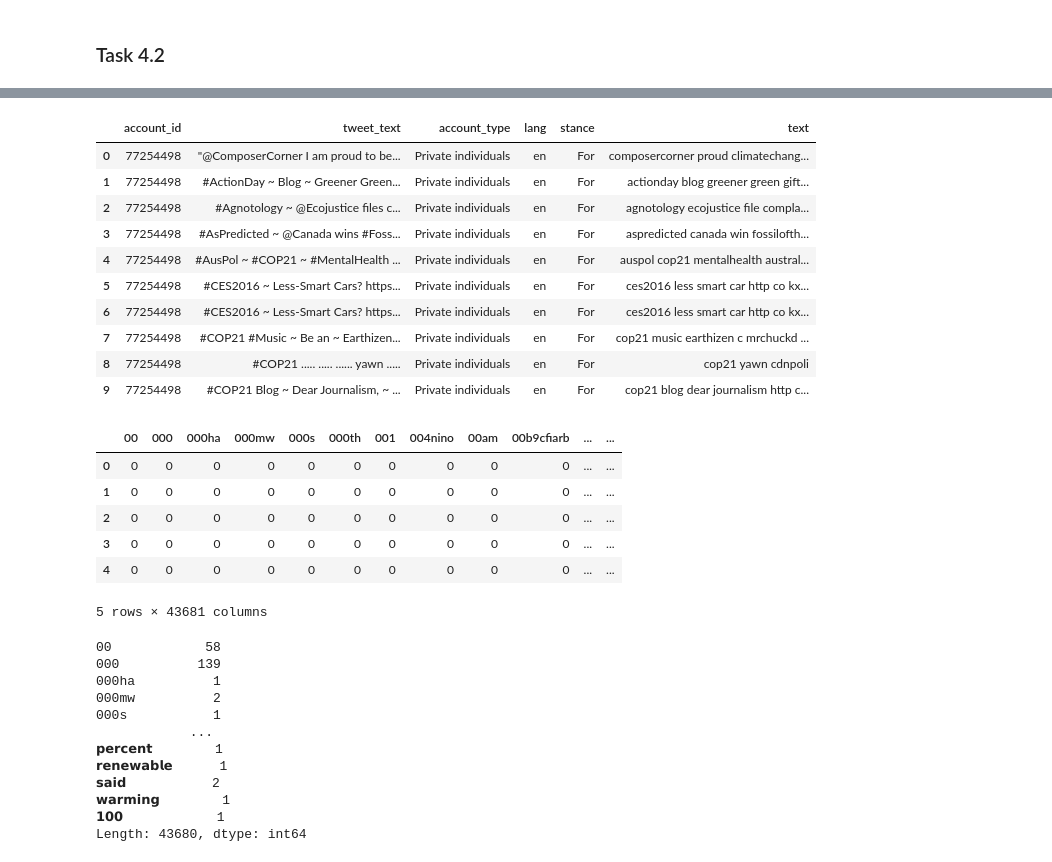
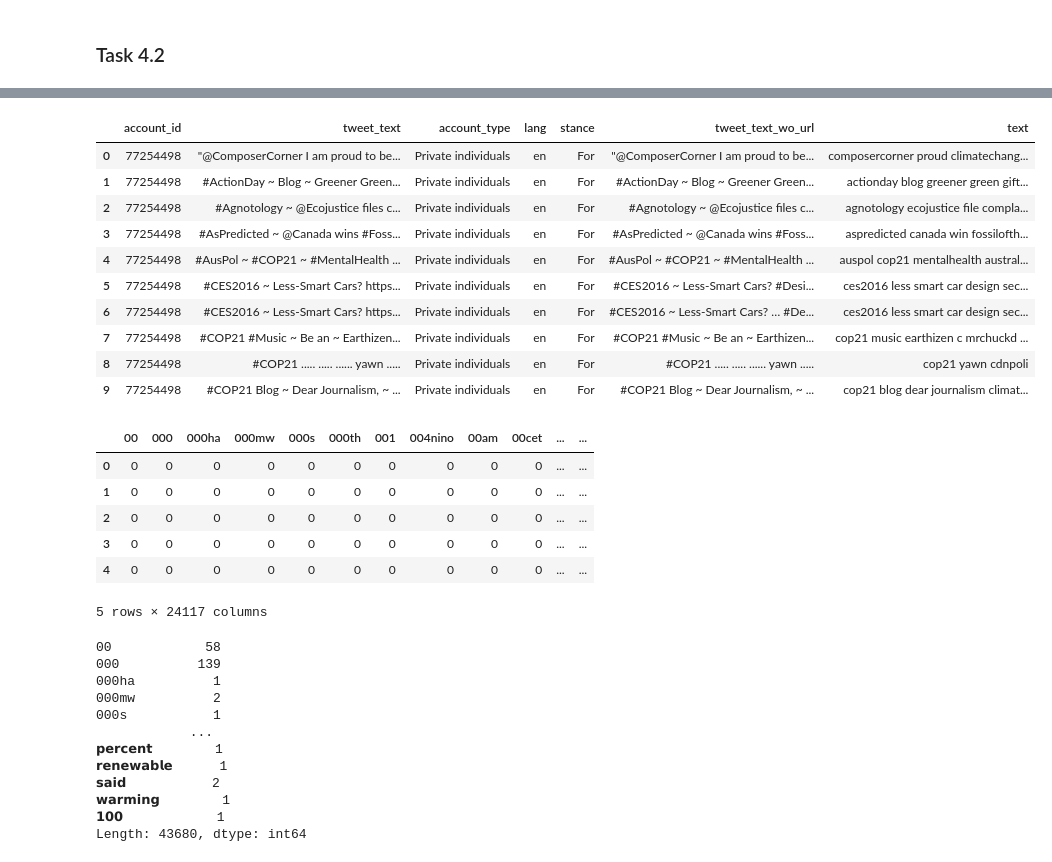
Before and after one commit to vaughankraska/social_data_mining, a Jupyter notebook: src/sdm/lab_scripts/text_analysis/theory_driven_analysis.ipynb, the cells around one changed output, grey strips where cells are left out. Saved outputs shown, nothing was run; the diff lists cells and outputs as text; code cells hidden in the pictures.

```diff
--- a/src/sdm/lab_scripts/text_analysis/theory_driven_analysis.ipynb
+++ b/src/sdm/lab_scripts/text_analysis/theory_driven_analysis.ipynb
@@ -191,21 +195,25 @@ from sklearn.feature_extraction.text import CountVectorizer
 [nltk_data] Downloading package wordnet to
 [nltk_data]     C:\Users\anand\AppData\Roaming\nltk_data...
 [nltk_data]   Package wordnet is already up-to-date!
+# %%
+def remove_urls(txt):
+    return re.sub(r'https://t\.co/\w+', '', txt)
 # %%
-df['text'] = preprocess_tweets(df['tweet_text'])
+df["tweet_text_wo_url"] = df["tweet_text"].apply(remove_urls)
+df['text'] = preprocess_tweets(df['tweet_text_wo_url'])
 df.head(10)
 # %% [output]
-|  | account_id | tweet_text | account_type | lang | stance | text |
-| 0 | 77254498 | "@ComposerCorner I am proud to be... | Private individuals | en | For | composercorner proud climatechang... |
-| 1 | 77254498 | #ActionDay ~ Blog ~ Greener Green... | Private individuals | en | For | actionday blog greener green gift... |
-| 2 | 77254498 | #Agnotology ~ @Ecojustice files c... | Private individuals | en | For | agnotology ecojustice file compla... |
-| 3 | 77254498 | #AsPredicted ~ @Canada wins #Foss... | Private individuals | en | For | aspredicted canada win fossilofth... |
-| 4 | 77254498 | #AusPol ~ #COP21 ~ #MentalHealth ... | Private individuals | en | For | auspol cop21 mentalhealth austral... |
-| 5 | 77254498 | #CES2016 ~ Less-Smart Cars? https... | Private individuals | en | For | ces2016 less smart car http co kx... |
-| 6 | 77254498 | #CES2016 ~ Less-Smart Cars? https... | Private individuals | en | For | ces2016 less smart car http co kx... |
-| 7 | 77254498 | #COP21 #Music ~ Be an ~ Earthizen... | Private individuals | en | For | cop21 music earthizen c mrchuckd ... |
-| 8 | 77254498 | #COP21 ..... ..... ...... yawn ..... | Private individuals | en | For | cop21 yawn cdnpoli |
-| 9 | 77254498 | #COP21 Blog ~ Dear Journalism, ~ ... | Private individuals | en | For | cop21 blog dear journalism http c... |
+|  | account_id | tweet_text | account_type | lang | stance | tweet_text_wo_url | text |
+| 0 | 77254498 | "@ComposerCorner I am proud to be... | Private individuals | en | For | "@ComposerCorner I am proud to be... | composercorner proud climatechang... |
+| 1 | 77254498 | #ActionDay ~ Blog ~ Greener Green... | Private individuals | en | For | #ActionDay ~ Blog ~ Greener Green... | actionday blog greener green gift... |
+| 2 | 77254498 | #Agnotology ~ @Ecojustice files c... | Private individuals | en | For | #Agnotology ~ @Ecojustice files c... | agnotology ecojustice file compla... |
+| 3 | 77254498 | #AsPredicted ~ @Canada wins #Foss... | Private individuals | en | For | #AsPredicted ~ @Canada wins #Foss... | aspredicted canada win fossilofth... |
+| 4 | 77254498 | #AusPol ~ #COP21 ~ #MentalHealth ... | Private individuals | en | For | #AusPol ~ #COP21 ~ #MentalHealth ... | auspol cop21 mentalhealth austral... |
+| 5 | 77254498 | #CES2016 ~ Less-Smart Cars? https... | Private individuals | en | For | #CES2016 ~ Less-Smart Cars? #Desi... | ces2016 less smart car design sec... |
+| 6 | 77254498 | #CES2016 ~ Less-Smart Cars? https... | Private individuals | en | For | #CES2016 ~ Less-Smart Cars? … #De... | ces2016 less smart car design sec... |
+| 7 | 77254498 | #COP21 #Music ~ Be an ~ Earthizen... | Private individuals | en | For | #COP21 #Music ~ Be an ~ Earthizen... | cop21 music earthizen c mrchuckd ... |
+| 8 | 77254498 | #COP21 ..... ..... ...... yawn ..... | Private individuals | en | For | #COP21 ..... ..... ...... yawn ..... | cop21 yawn cdnpoli |
+| 9 | 77254498 | #COP21 Blog ~ Dear Journalism, ~ ... | Private individuals | en | For | #COP21 Blog ~ Dear Journalism, ~ ... | cop21 blog dear journalism climat... |
 # %%
 vectorizer = CountVectorizer(stop_words='english')
 X = vectorizer.fit_transform(df['text'])
@@ -214,13 +222,13 @@ word_counts["account_type"] = df["account_type"]
 
 word_counts.head()
 # %% [output]
-|  | 00 | 000 | 000ha | 000mw | 000s | 000th | 001 | 004nino | 00am | 00b9cfiarb | ... | ... |
+|  | 00 | 000 | 000ha | 000mw | 000s | 000th | 001 | 004nino | 00am | 00cet | ... | ... |
 | 0 | 0 | 0 | 0 | 0 | 0 | 0 | 0 | 0 | 0 | 0 | ... | ... |
 | 1 | 0 | 0 | 0 | 0 | 0 | 0 | 0 | 0 | 0 | 0 | ... | ... |
 | 2 | 0 | 0 | 0 | 0 | 0 | 0 | 0 | 0 | 0 | 0 | ... | ... |
 | 3 | 0 | 0 | 0 | 0 | 0 | 0 | 0 | 0 | 0 | 0 | ... | ... |
 | 4 | 0 | 0 | 0 | 0 | 0 | 0 | 0 | 0 | 0 | 0 | ... | ... |
-5 rows × 43681 columns
+5 rows × 24117 columns
 # %%
 grouped_counts = word_counts.groupby("account_type").sum()
 total_counts = grouped_counts.sum(axis=0)
```
Also changed, not shown: parts of 3 cells of this notebook.
